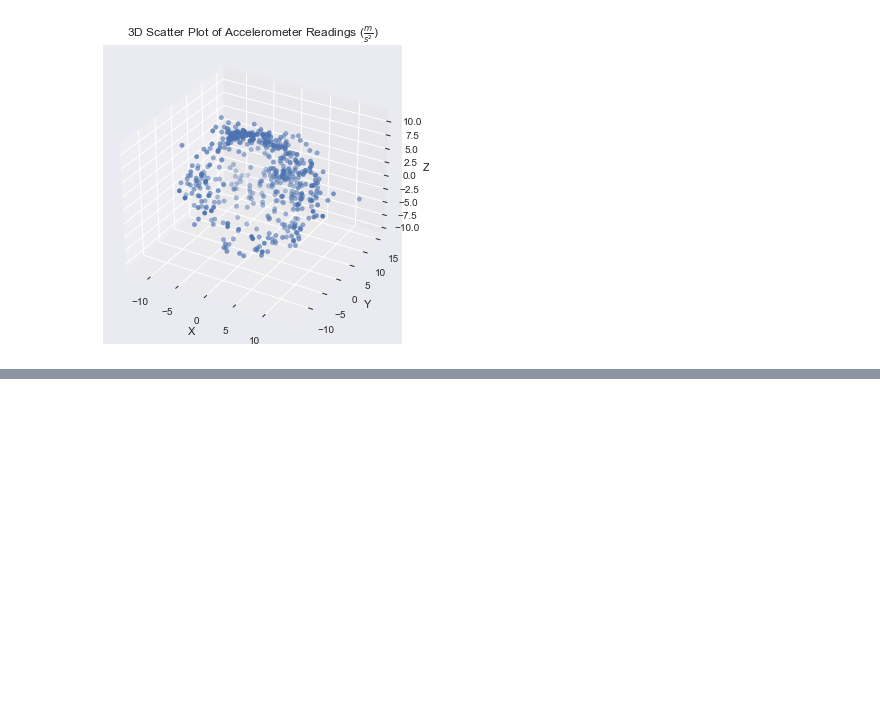
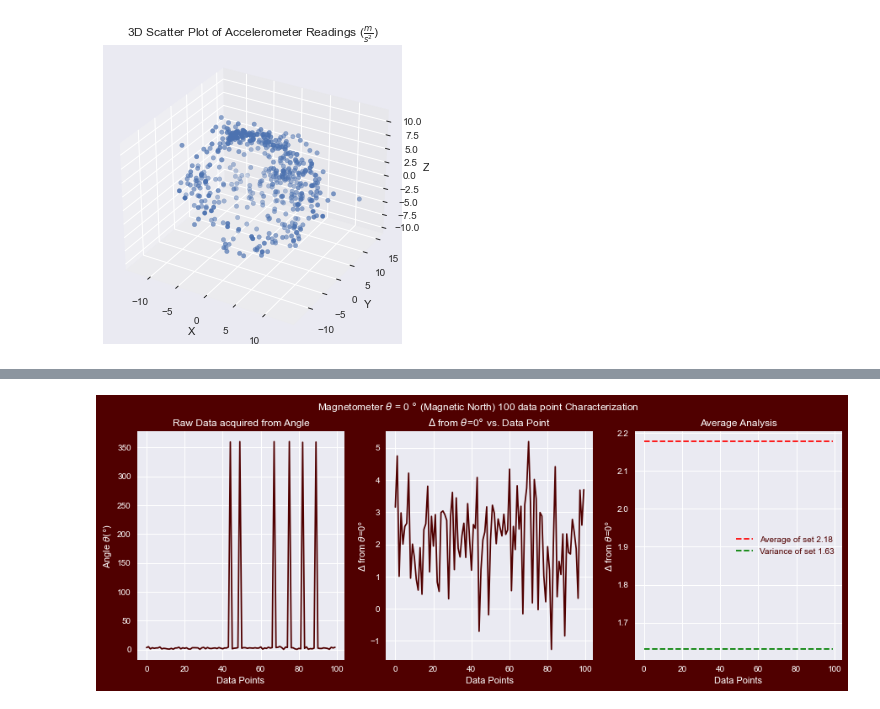
Before and after one commit to SamuelDixxon/Capstone-Fresnel-Lens-Control-Tracking, a Jupyter notebook: Python/Sensors.ipynb, the cells around one changed output, grey strips where cells are left out. Drawn from its saved outputs; the diff is of its cells as text; code cells hidden in the pictures; blank space fills up the shorter version.

Commit message:
Added read me and various changes

```diff
--- a/Python/Sensors.ipynb
+++ b/Python/Sensors.ipynb
@@ -90,0 +95,89 @@ plt.show()
+# %%
+import matplotlib.pyplot as plt
+import numpy as np
+import numpy as np
+import matplotlib.pyplot as plt
+import pandas as pd
+
+
+from scipy.optimize import curve_fit
+
+plt.style.use("seaborn")
+wrapped = []
+
+
+
+# plt.figure(figsize=(5,5))
+# plt.xlabel("Data Points")
+# plt.ylabel(r"Angle $\degree$")
+# plt.title(r"Magnetometer 0$\degree$ 100 data point Characterization")
+# plt.tight_layout()
+# plt.plot(z, color="#500000")
+# plt.show()
+# plt.plot(wrapped, color="#500000")
+
+# create a figure with 4 subplots arranged in a 2x2 grid
+fig, axs = plt.subplots(1, 3, figsize=(15, 5))
+df = pd.read_csv("d-4.csv")
+df['ma5'] = df['angle'].rolling(window=5).mean()
+
+for d in df['angle']:
+    if d > 300:
+        wrapped.append(d-360)
+    else:
+        wrapped.append(d)
+
+df['wrapped'] = wrapped
+# plot the data on each subplot
+
+axs[0].plot(z, color="#500000")
+axs[0].set_xlabel("Data Points", color='white')
+axs[0].set_ylabel(r"Angle $\theta (\degree$)", color='white')
+axs[0].set_title(r"Raw Data acquired from Angle", color='white')
+
+axs[1].set_title('Raw Data',  color='white')
+axs[1].plot(wrapped, color="#500000")
+axs[1].set_xlabel("Data Points", color='white')
+axs[1].set_ylabel(r'$\Delta$ from $\theta$=0$\degree$', color='white')
+axs[1].set_title(r'$\Delta$ from $\theta$=0$\degree$ vs. Data Point',  color='white')
+
+
+data = [df['wrapped'].mean()]*len(df.index)
+data2 = [df['wrapped'].var()]*len(df.index)
+axs[2].set_title('Statistical Parameters',  color='white')
+axs[2].plot(data, '--', color="r", label=f'Average of set {round(data[0],2)}')
+axs[2].plot(data2, '--', color="g", label=f'Variance of set {round(data2[0],2)}')
+axs[2].set_xlabel("Data Points", color='white')
+axs[2].set_ylabel(r'$\Delta$ from $\theta$=0$\degree$', color='white')
+axs[2].set_title(r'Average Analysis', color='white')
+axs[2].legend(loc='best', facecolor='#500000', edgecolor='white', labelcolor='#500000')
+
+# fig, axs = plt.subplots(1, 2, figsize=(10, 5))
+# axs[0].plot(df['wrapped'].rolling(window=10).var(), color="#500000")
+# axs[0].set_xlabel("Data Points", color='white')
+# axs[0].set_ylabel(r'$\delta$ from $\theta$=0$\degree', color='white')
+# axs[0].set_title(r'$\delta$ from $\theta$=0$\degree', color='white')
+# axs[1].plot(df['wrapped'].rolling(window=10).mean(), color="#500000")
+# axs[1].set_xlabel("Data Points", color='white')
+# axs[1].set_ylabel(r'Angle with $\theta = $\degree$', color='white')
+# axs[1].set_title(r'Rolling Average with T = 10 data points ', color='white')
+
+fig.set_facecolor('#500000')
+fig.suptitle(r'Steps to System Improvement Analysis', color='white')
+#set the color of the ticks and labels to white
+for ax in axs.flatten():
+    ax.tick_params(colors='white')
+
+
+# change the background color of the plot
+fig.set_facecolor('#500000')
+
+# # set the color of the ticks and labels to white
+# for ax in axs.flatten():
+#     ax.tick_params(colors='white')
+
+# # add a title for the entire figure
+fig.suptitle(r'Magnetometer $\theta$ = 0 $\degree$ (Magnetic North) 100 data point Characterization', color='white')
+plt.savefig('t')
+# %% [output]
+[figure, added]
```
Also changed, not shown: parts of 2 cells of this notebook, 54 other files.
